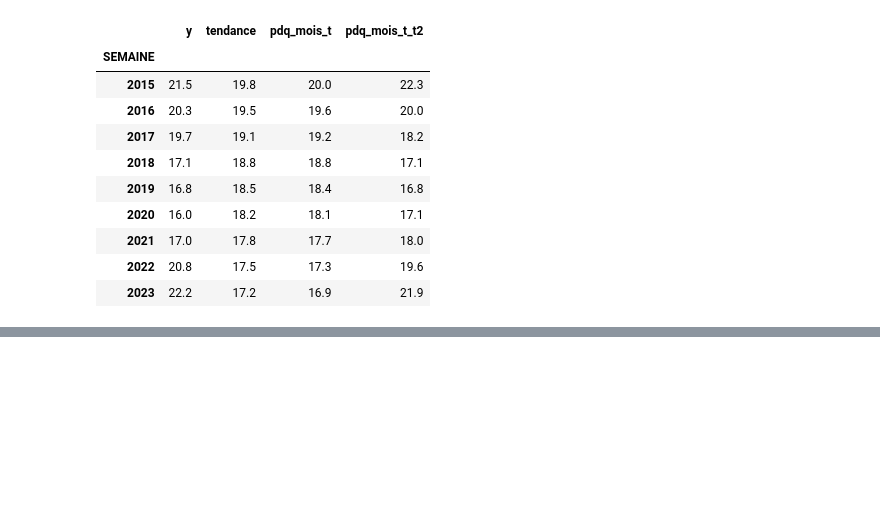
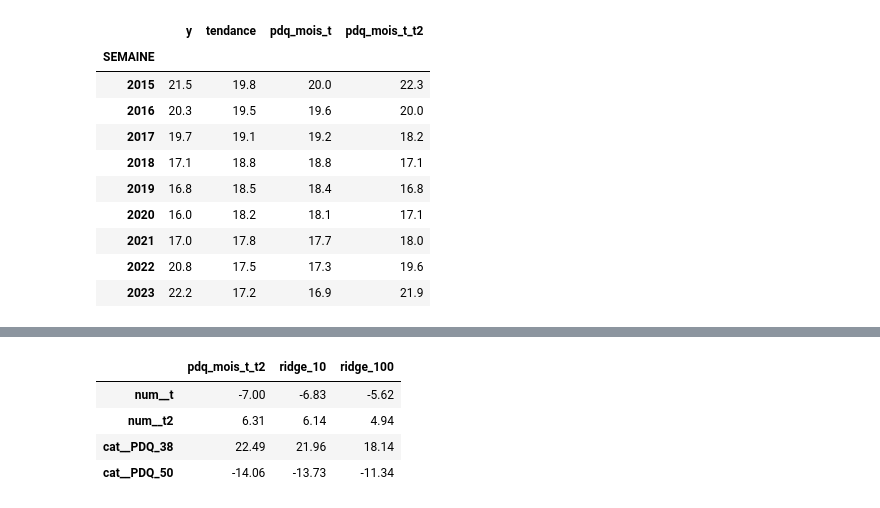
Before and after one commit to mirecloud/criminal-work, a Jupyter notebook: notebooks/01_regression_lineaire.ipynb, the cells around one changed output, grey strips where cells are left out. Saved outputs shown, nothing was run; the diff lists cells and outputs as text; code cells hidden in the pictures; blank space fills up the shorter version.

```diff
--- a/notebooks/01_regression_lineaire.ipynb
+++ b/notebooks/01_regression_lineaire.ipynb
@@ -213,0 +239,12 @@ par_annee.round(1)
+# %%
+coefs = pd.DataFrame({
+    nom: pd.Series(modeles[nom][-1].coef_, index=modeles[nom][:-1].get_feature_names_out())
+    for nom in ["pdq_mois_t_t2", "ridge_10", "ridge_100"]
+})
+coefs.loc[["num__t", "num__t2", "cat__PDQ_38", "cat__PDQ_50"]].round(2)
+# %% [output]
+|  | pdq_mois_t_t2 | ridge_10 | ridge_100 |
+| num__t | -7.00 | -6.83 | -5.62 |
+| num__t2 | 6.31 | 6.14 | 4.94 |
+| cat__PDQ_38 | 22.49 | 21.96 | 18.14 |
+| cat__PDQ_50 | -14.06 | -13.73 | -11.34 |
```
Also changed, not shown: parts of 10 cells of this notebook.
